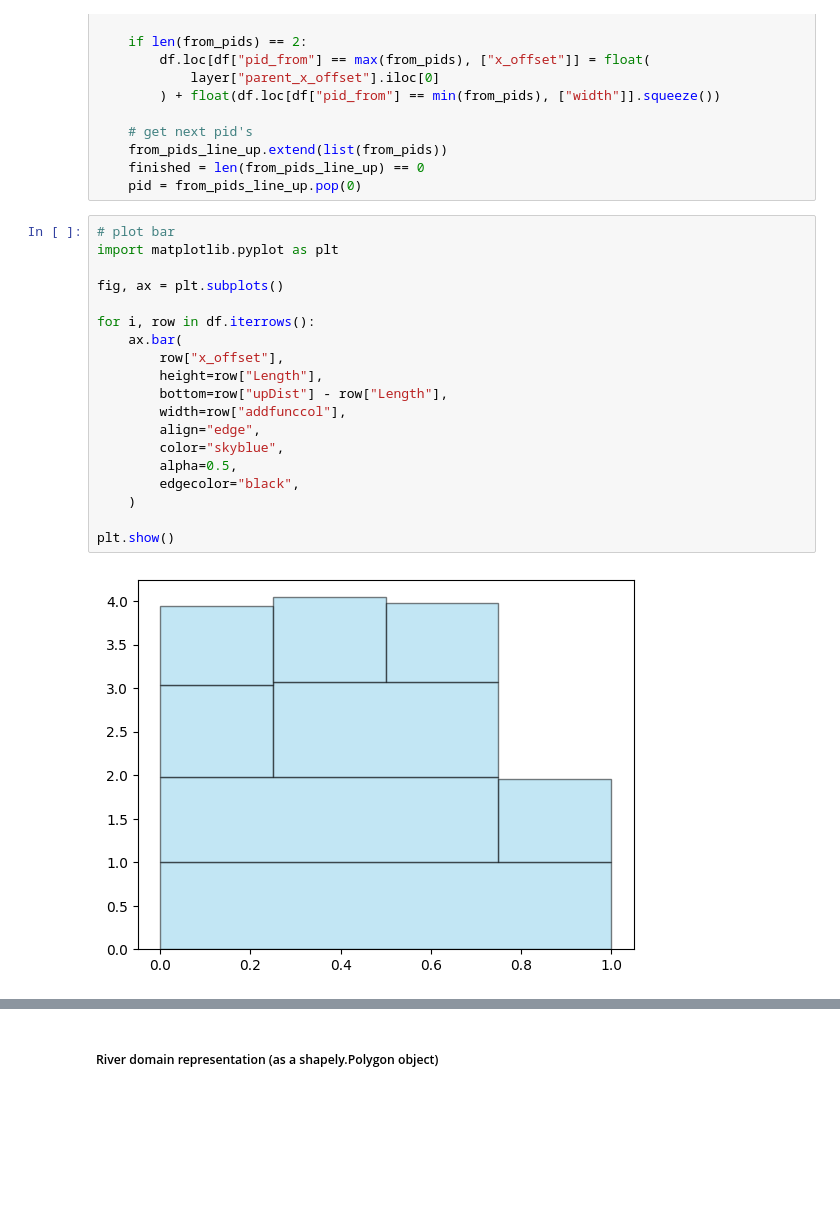
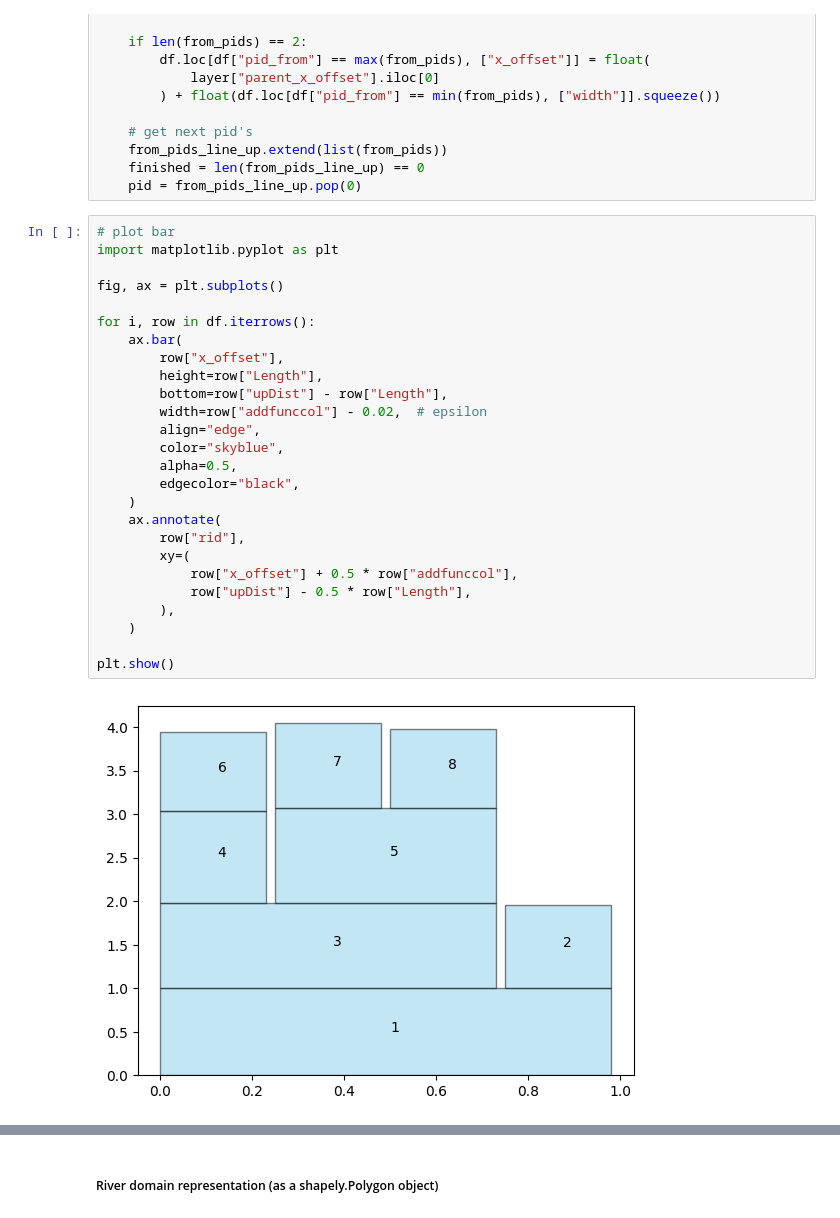
Before and after one commit to KatieBuc/dad, a Jupyter notebook: river_domain.ipynb, the cells around one changed output, grey strips where cells are left out. Saved outputs shown, nothing was run; the diff lists cells and outputs as text; blank space fills up the shorter version.

```diff
--- a/river_domain.ipynb
+++ b/river_domain.ipynb
@@ -133,21 +135,28 @@ while not finished:
 # %%
 # plot bar
 import matplotlib.pyplot as plt
 
 fig, ax = plt.subplots()
 
 for i, row in df.iterrows():
     ax.bar(
         row["x_offset"],
         height=row["Length"],
         bottom=row["upDist"] - row["Length"],
-        width=row["addfunccol"],
+        width=row["addfunccol"] - 0.02,  # epsilon
         align="edge",
         color="skyblue",
         alpha=0.5,
         edgecolor="black",
     )
+    ax.annotate(
+        row["rid"],
+        xy=(
+            row["x_offset"] + 0.5 * row["addfunccol"],
+            row["upDist"] - 0.5 * row["Length"],
+        ),
+    )
 
 plt.show()
 # %% [output]
-[figure, old version]
+[figure, new version]
```
Also changed, not shown: parts of 14 cells of this notebook.
